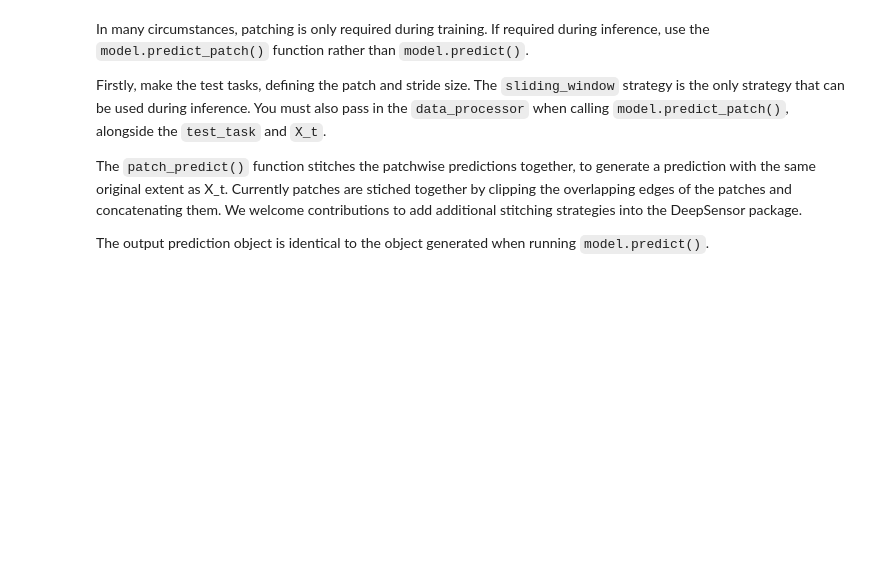
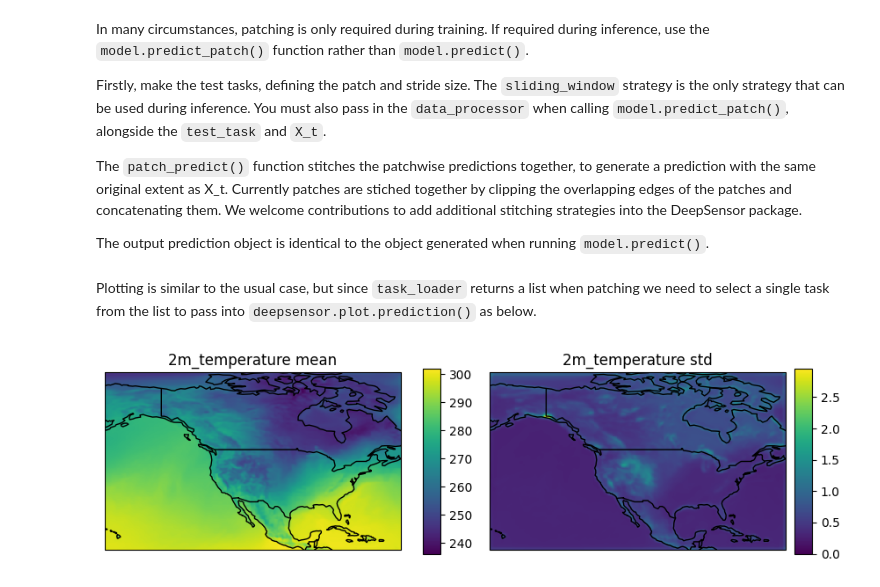
Before and after one commit to alan-turing-institute/deepsensor, a Jupyter notebook: docs/user-guide/patchwise_training_and_prediction.ipynb, the cells around one changed output. Saved outputs shown, nothing was run; the diff lists cells and outputs as text; code cells hidden in the pictures; blank space fills up the shorter version.

Commit message:
add correct output and prediction plot

```diff
--- a/docs/user-guide/patchwise_training_and_prediction.ipynb
+++ b/docs/user-guide/patchwise_training_and_prediction.ipynb
@@ -205,3 +205,9 @@ test_date ="2019-01-01"
 test_task = task_loader(test_date, context_sampling="all", target_sampling="all",
                         patch_strategy="sliding", patch_size=(0.5, 0.5), stride=(0.25, 0.25))
 prediction = model.predict_patch(test_task, X_t=era5_raw_ds, data_processor = data_processor)
+# %% [markdown]
+Plotting is similar to the usual case, but since `task_loader` returns a list when patching we need to select a single task from the list to pass into `deepsensor.plot.prediction()` as below.
+# %%
+fig = deepsensor.plot.prediction(prediction, test_date, data_processor, task_loader, test_task[0], crs=ccrs.PlateCarree())
+# %% [output]
+[figure, added]
```
Also changed, not shown: parts of 2 cells of this notebook.
